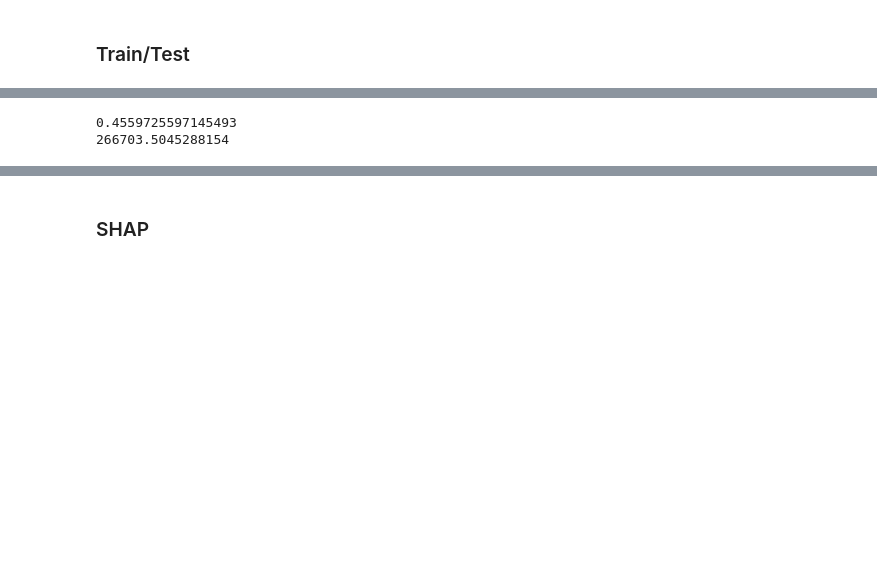
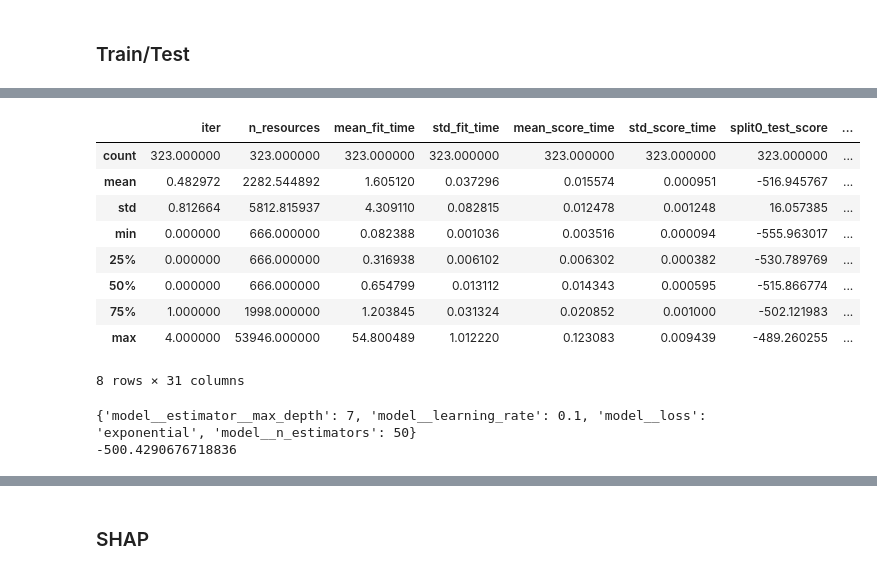
Before and after one commit to benhgm/cs5228_flat_rental, a Jupyter notebook: adaboost_final.ipynb, the cells around one changed output, grey strips where cells are left out. Cells and saved outputs as stored; diff of their text form; code cells hidden in the pictures; blank space fills up the shorter version.

Commit message:
update for adaboost approach 2 results

```diff
--- a/adaboost_final.ipynb
+++ b/adaboost_final.ipynb
@@ -35,8 +36,8 @@ TRUNCATED_FEAT_ENG_TEST = "data/test/truncated-feat-eng_test.csv"
 # %% [markdown]
 ### Train/Test
 # %%
-TRAIN_DATA = BASELINE_TRAIN
-VAL_DATA = BASELINE_VAL
+TRAIN_DATA = BASELINE_W_FEAT_ENG_TRAIN
+VAL_DATA = BASELINE_W_FEAT_ENG_VAL
 
 train_set = pd.read_csv(TRAIN_DATA)
 val_set = pd.read_csv(VAL_DATA)
@@ -44,18 +45,17 @@ val_set = pd.read_csv(VAL_DATA)
 X_train, y_train = split_features_and_monthly_rent_label(train_set)
 X_test, y_test = split_features_and_monthly_rent_label(val_set)
 # %%
-model = AdaBoostRegressor()
+model = AdaBoostRegressor(estimator=DecisionTreeRegressor())
+pipeline = Pipeline(steps=[('model', model)])
 
 # define grid search for hyperparameters
 grid = {
-    'estimator__max_depth': [i for i in range(3, 11, 2)],
-    'n_estimators': [50, 100, 200, 300, 400, 500],
-    'learning_rate': [0.1, 0.2, 0.5, 1.0],
-    'loss': ['linear', 'square', 'exponential']
+    'model__estimator__max_depth': [i for i in range(3, 9, 2)],
+    'model__n_estimators': [50, 100, 200, 300, 400, 500],
+    'model__learning_rate': [0.1, 0.2, 0.5, 1.0],
+    'model__loss': ['linear', 'square', 'exponential']
 }
 cv = KFold(n_splits=10)
-
-mse = make_scorer(mean_squared_error, greater_is_better=False)
-grid_search = HalvingGridSearchCV(estimator=model, param_grid=grid, cv=cv, scoring='neg_root_mean_squared_error', verbose=3)
+grid_search = HalvingGridSearchCV(estimator=pipeline, param_grid=grid, cv=cv, scoring='neg_root_mean_squared_error', verbose=3)
 # Execute the grid search
 grid_results = grid_search.fit(X_train, y_train)
@@ -62,9 +80,20 @@ grid_results = grid_search.fit(X_train, y_train)
 # %%
-grid_search_results = pd.DataFrame(result.cv_results_)
-grid_search_results.describe()
+grid_results_df = pd.DataFrame(grid_results.cv_results_)
+grid_results_df.describe()
 # %% [output]
+|  | iter | n_resources | mean_fit_time | std_fit_time | mean_score_time | std_score_time | split0_test_score | ... |
+| count | 323.000000 | 323.000000 | 323.000000 | 323.000000 | 323.000000 | 323.000000 | 323.000000 | ... |
+| mean | 0.482972 | 2282.544892 | 1.605120 | 0.037296 | 0.015574 | 0.000951 | -516.945767 | ... |
+| std | 0.812664 | 5812.815937 | 4.309110 | 0.082815 | 0.012478 | 0.001248 | 16.057385 | ... |
+| min | 0.000000 | 666.000000 | 0.082388 | 0.001036 | 0.003516 | 0.000094 | -555.963017 | ... |
+| 25% | 0.000000 | 666.000000 | 0.316938 | 0.006102 | 0.006302 | 0.000382 | -530.789769 | ... |
+| 50% | 0.000000 | 666.000000 | 0.654799 | 0.013112 | 0.014343 | 0.000595 | -515.866774 | ... |
+| 75% | 1.000000 | 1998.000000 | 1.203845 | 0.031324 | 0.020852 | 0.001000 | -502.121983 | ... |
+| max | 4.000000 | 53946.000000 | 54.800489 | 1.012220 | 0.123083 | 0.009439 | -489.260255 | ... |
-0.4559725597145493
-266703.5045288154
+8 rows × 31 columns
 # %%
-print(result.best_params_)
-print(result.best_score_)
+print(grid_results.best_params_)
+print(grid_results.best_score_)
+# %% [output]
+{'model__estimator__max_depth': 7, 'model__learning_rate': 0.1, 'model__loss': 'exponential', 'model__n_estimators': 50}
+-500.4290676718836
```
Also changed, not shown: parts of 7 cells of this notebook, 1 other file.
